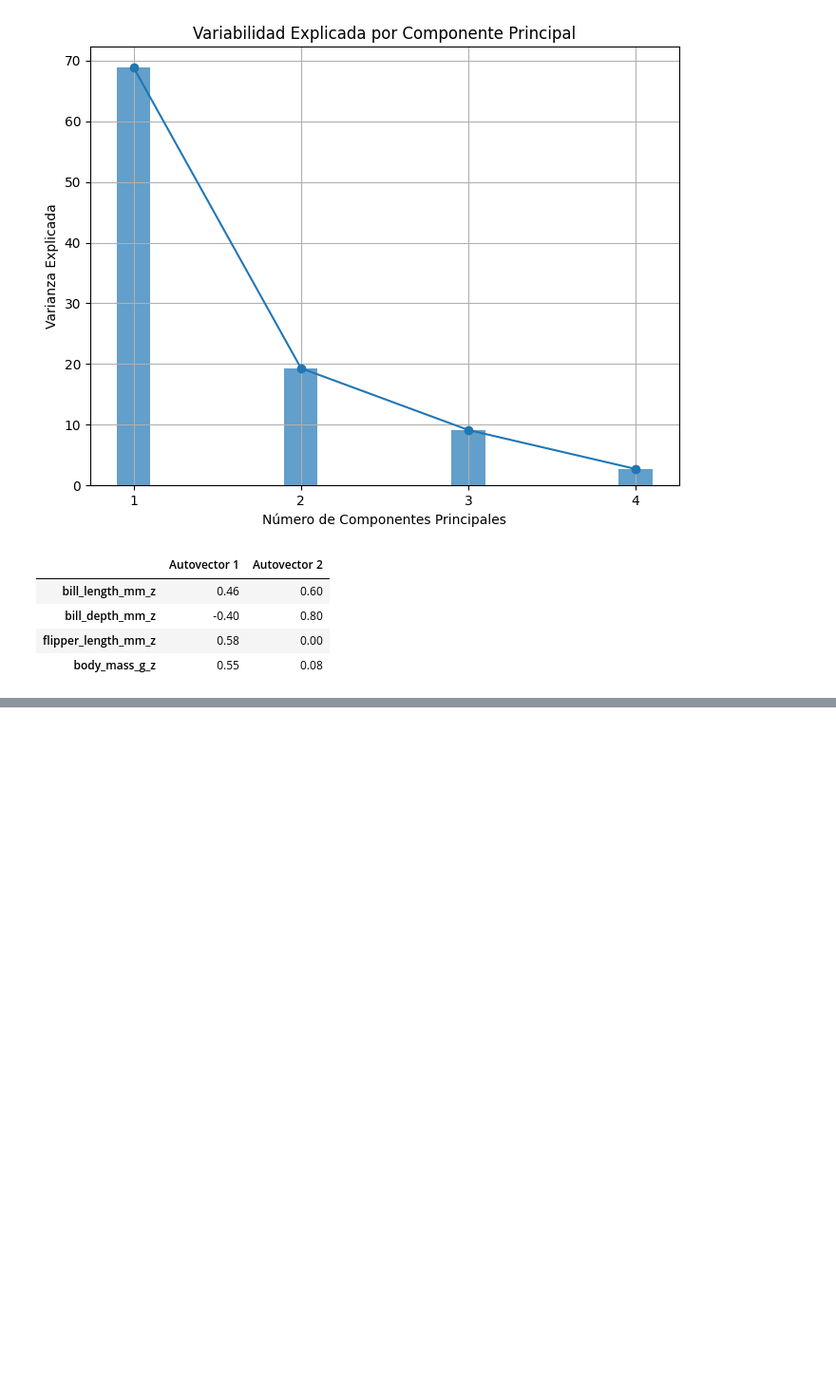
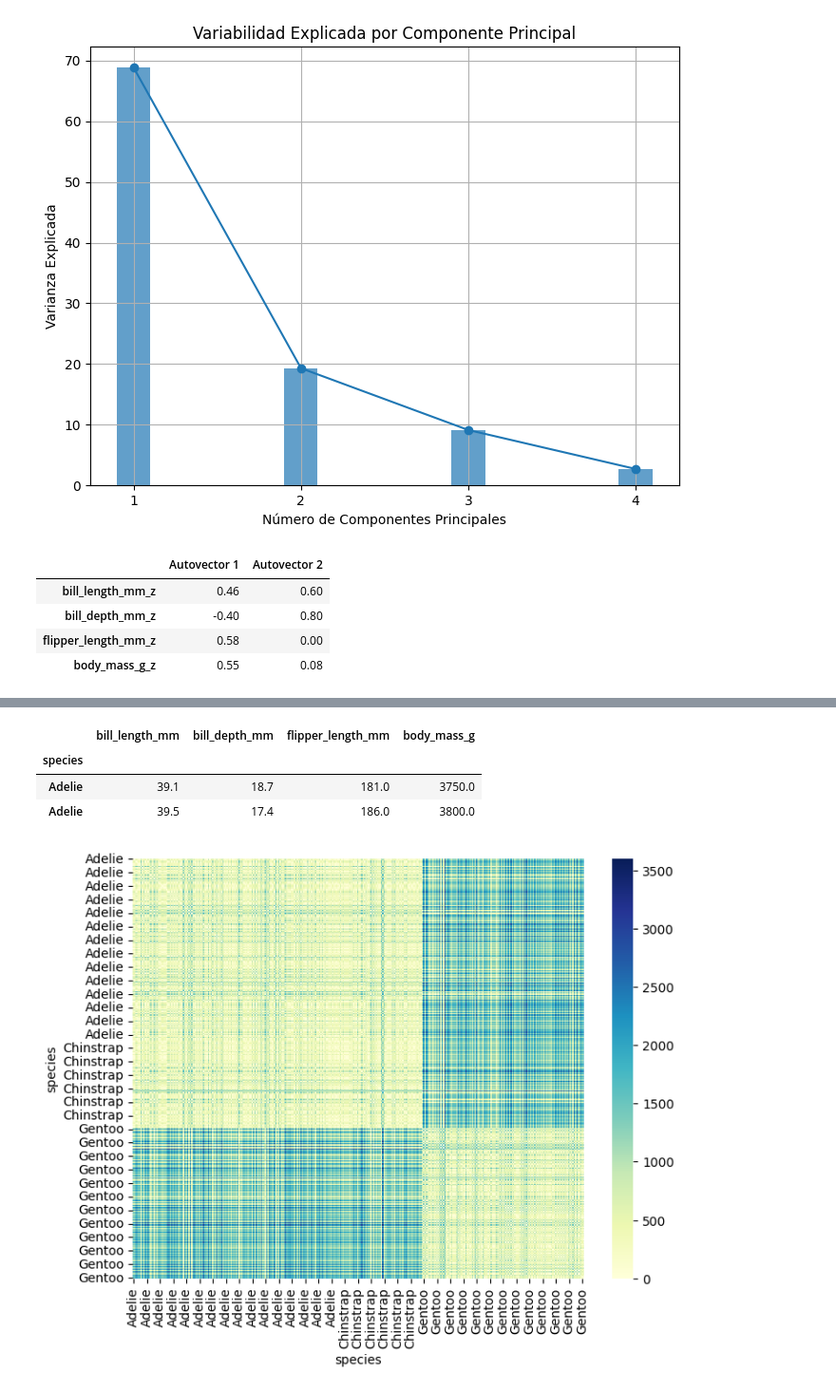
Before and after one commit to pablomedinasw/acp-clustering, a Jupyter notebook: practica.ipynb, the cells around one changed output, grey strips where cells are left out. Shown at 95% size. Saved outputs shown, nothing was run; the diff lists cells and outputs as text; code cells hidden in the pictures; blank space fills up the shorter version.

```diff
--- a/practica.ipynb
+++ b/practica.ipynb
@@ -216,0 +264,15 @@ plt.show()
+# %%
+from scipy.spatial import distance
+
+# Calculate the pairwise Euclidean distances
+distance_matrix = distance.cdist(df, df, 'euclidean')
+
+# The distance_matrix is a 2D array containing the Euclidean distances
+# between all pairs of observations.
+print("Distance Matrix:")
+distance_small = distance_matrix[:5, :5]
+#Index are added to the distance matrix
+distance_small = pd.DataFrame(distance_small, index=df.index[:5], columns=df.index[:5])
+
+distance_small_rounded = distance_small.round(2)
+print(distance_small_rounded)
@@ -216,0 +288,14 @@ plt.show()
+# %%
+df[:2]
+# %% [output]
+|  | bill_length_mm | bill_depth_mm | flipper_length_mm | body_mass_g |
+| species |  |  |  |  |
+| Adelie | 39.1 | 18.7 | 181.0 | 3750.0 |
+| Adelie | 39.5 | 17.4 | 186.0 | 3800.0 |
+# %%
+plt.figure(figsize=(8, 6))
+df_distance = pd.DataFrame(distance_matrix, index = df.index, columns = df.index)
+sns.heatmap(df_distance, annot=False, cmap="YlGnBu", fmt=".1f")
+plt.show()
+# %% [output]
+[figure, added]
```
Also changed, not shown: parts of 31 cells of this notebook, 1 other file.
